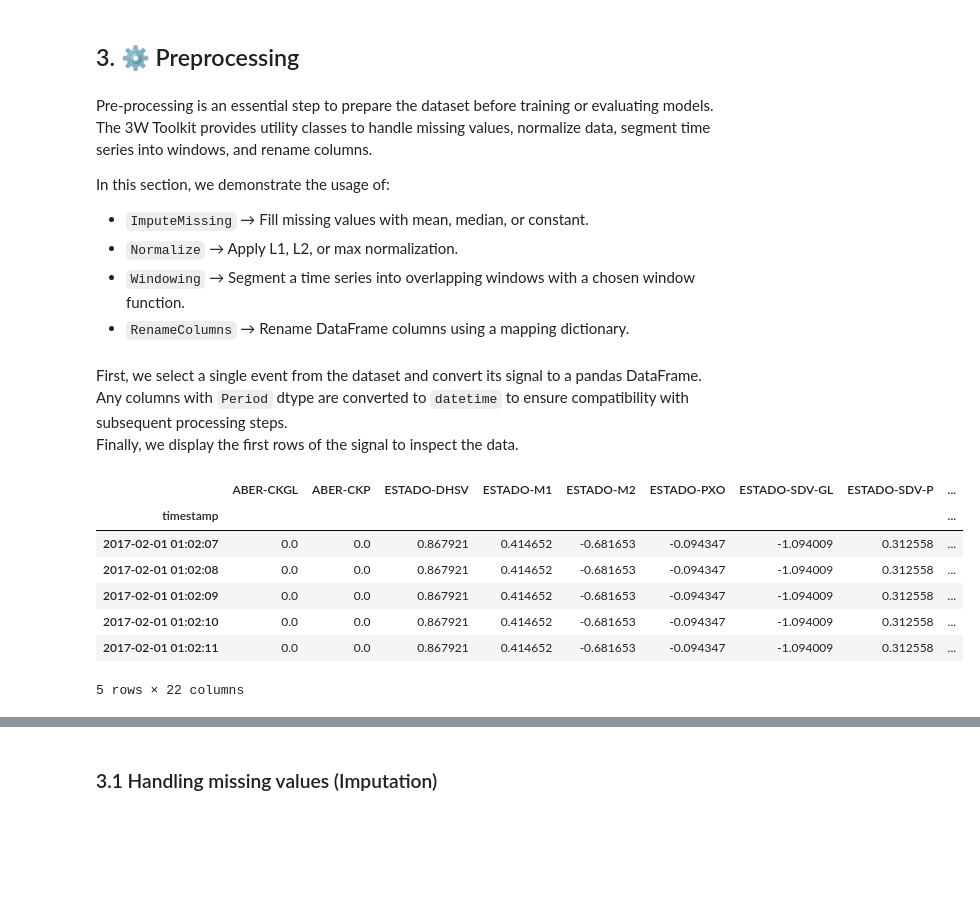
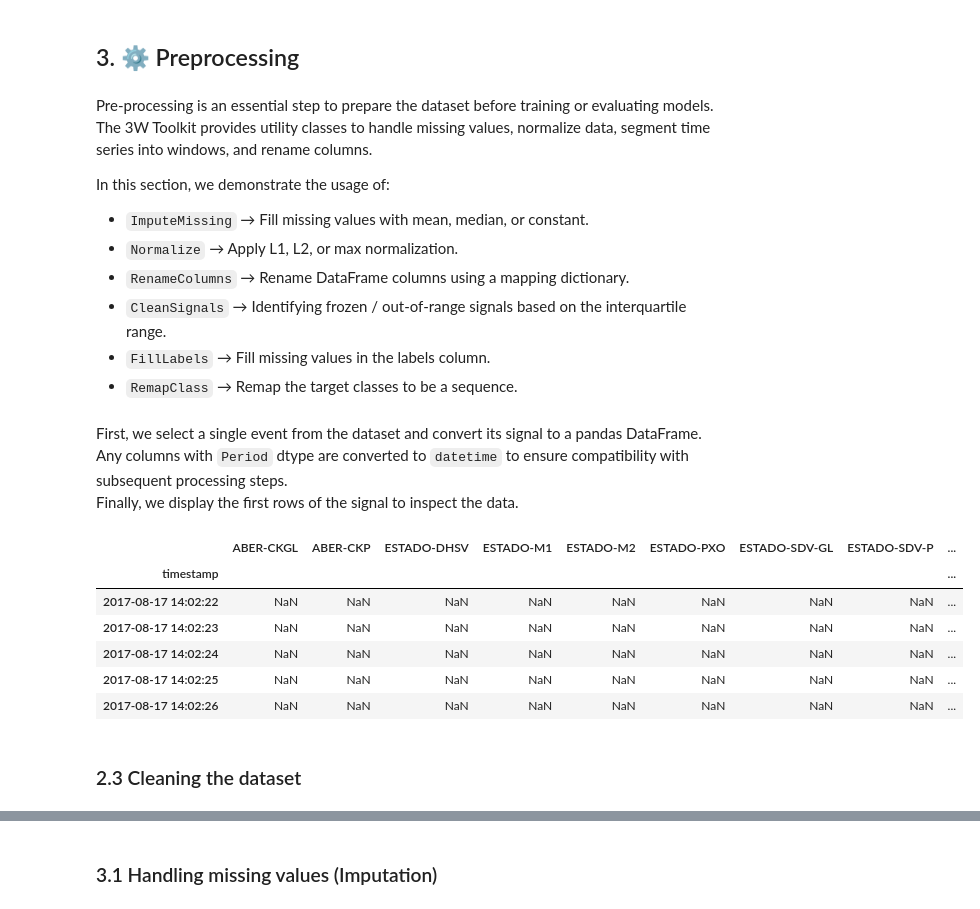
Before and after one commit to petrobras/3W, a Jupyter notebook: toolkit/demos/overview_version_2.0.0.ipynb, the cells around one changed output, grey strips where cells are left out. Saved outputs shown, nothing was run; the diff lists cells and outputs as text; code cells hidden in the pictures; blank space fills up the shorter version.

```diff
--- a/toolkit/demos/overview_version_2.0.0.ipynb
+++ b/toolkit/demos/overview_version_2.0.0.ipynb
@@ -347,7 +324,6 @@ len(my_split)
 20
 # %%
 # get only files in split
-ds_config = ParquetDatasetConfig(path=dataset_path, split="list", file_list=my_split)
-ds = ParquetDataset(ds_config)
+ds = ParquetDatasetConfig(path=dataset_path, split="list", file_list=my_split).build()
 len(ds)
 # %% [output]
@@ -484,33 +359,12 @@ In this section, we demonstrate the usage of:
 
 - `ImputeMissing` → Fill missing values with mean, median, or constant.
 - `Normalize` → Apply L1, L2, or max normalization.
-- `Windowing` → Segment a time series into overlapping windows with a chosen window function.
 - `RenameColumns` → Rename DataFrame columns using a mapping dictionary.
+- `CleanSignals` → Identifying frozen / out-of-range signals based on the interquartile
+range.
+- `FillLabels` → Fill missing values in the labels column.
+- `RemapClass` → Remap the target classes to be a sequence.
 # %% [markdown]
 First, we select a single event from the dataset and convert its signal to a pandas DataFrame.
 Any columns with `Period` dtype are converted to `datetime` to ensure compatibility with subsequent processing steps.
 Finally, we display the first rows of the signal to inspect the data.
-# %%
-# Select a single event from the dataset
-event_id = 0
-event = raw_dataset[event_id]
-
-# Convert the 'signal' to a pandas DataFrame
-signal = pd.DataFrame(event["signal"])
-
-# Convert Period columns to datetime for compatibility
-for col in signal.columns:
-    if isinstance(signal[col].dtype, pd.PeriodDtype):
-        signal[col] = signal[col].dt.to_timestamp()
-
-# Display the first rows to inspect the signal
-signal.head()
-# %% [output]
-|  | ABER-CKGL | ABER-CKP | ESTADO-DHSV | ESTADO-M1 | ESTADO-M2 | ESTADO-PXO | ESTADO-SDV-GL | ESTADO-SDV-P | ... |
-| timestamp |  |  |  |  |  |  |  |  | ... |
-| 2017-02-01 01:02:07 | 0.0 | 0.0 | 0.867921 | 0.414652 | -0.681653 | -0.094347 | -1.094009 | 0.312558 | ... |
-| 2017-02-01 01:02:08 | 0.0 | 0.0 | 0.867921 | 0.414652 | -0.681653 | -0.094347 | -1.094009 | 0.312558 | ... |
-| 2017-02-01 01:02:09 | 0.0 | 0.0 | 0.867921 | 0.414652 | -0.681653 | -0.094347 | -1.094009 | 0.312558 | ... |
-| 2017-02-01 01:02:10 | 0.0 | 0.0 | 0.867921 | 0.414652 | -0.681653 | -0.094347 | -1.094009 | 0.312558 | ... |
-| 2017-02-01 01:02:11 | 0.0 | 0.0 | 0.867921 | 0.414652 | -0.681653 | -0.094347 | -1.094009 | 0.312558 | ... |
-5 rows × 22 columns
@@ -516,0 +382,15 @@ signal.head()
+# %%
+# Select a single event from the dataset
+event_id = 0
+event = ds[event_id]
+event.signal.head()
+# %% [output]
+|  | ABER-CKGL | ABER-CKP | ESTADO-DHSV | ESTADO-M1 | ESTADO-M2 | ESTADO-PXO | ESTADO-SDV-GL | ESTADO-SDV-P | ... |
+| timestamp |  |  |  |  |  |  |  |  | ... |
+| 2017-08-17 14:02:22 | NaN | NaN | NaN | NaN | NaN | NaN | NaN | NaN | ... |
+| 2017-08-17 14:02:23 | NaN | NaN | NaN | NaN | NaN | NaN | NaN | NaN | ... |
+| 2017-08-17 14:02:24 | NaN | NaN | NaN | NaN | NaN | NaN | NaN | NaN | ... |
+| 2017-08-17 14:02:25 | NaN | NaN | NaN | NaN | NaN | NaN | NaN | NaN | ... |
+| 2017-08-17 14:02:26 | NaN | NaN | NaN | NaN | NaN | NaN | NaN | NaN | ... |
+# %% [markdown]
+### 2.3 Cleaning the dataset
```
Also changed, not shown: parts of 147 cells of this notebook, 2 other files.
